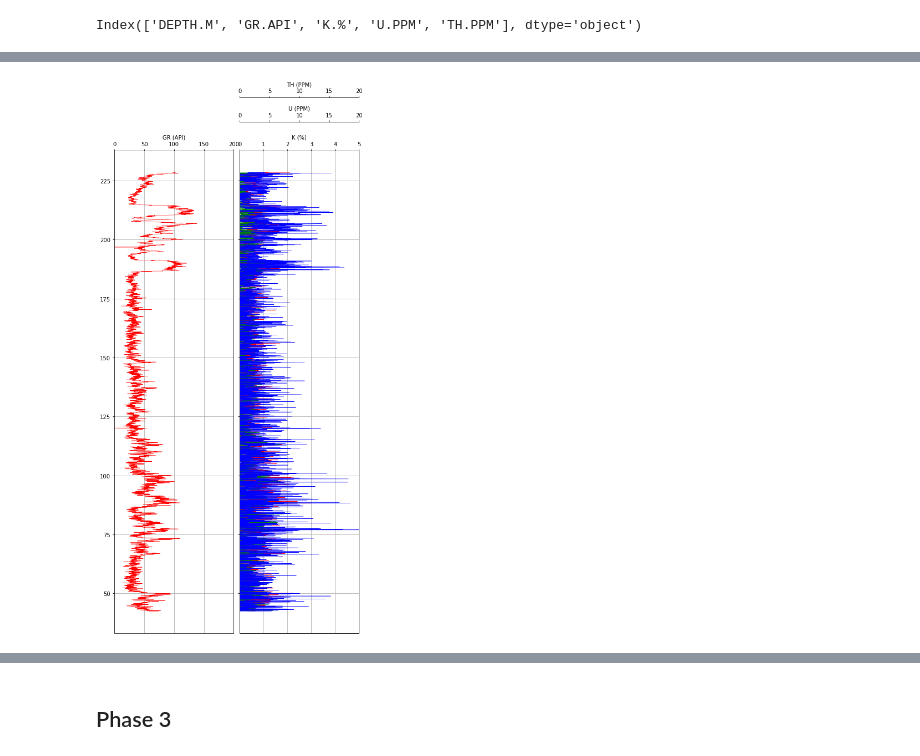
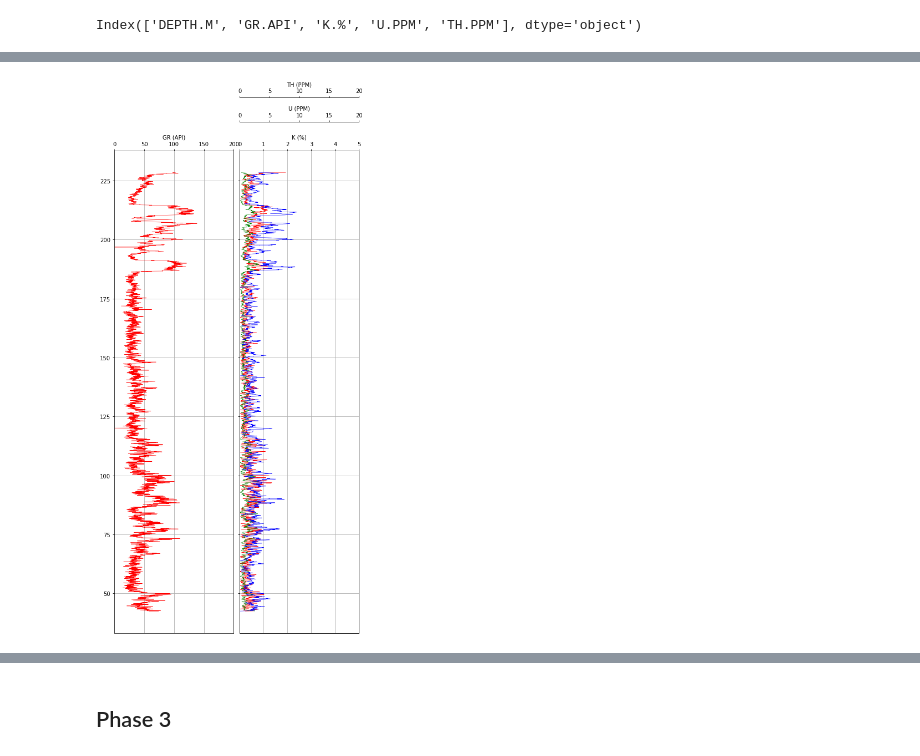
Before and after one commit to anailil/FAIR-well-logs, a Jupyter notebook: notebooks/1.0-lvm-data-exploration.ipynb, the cells around one changed output, grey strips where cells are left out. Drawn from its saved outputs; the diff is of its cells as text; code cells hidden in the pictures.

Commit message:
added smooth function

```diff
--- a/notebooks/1.0-lvm-data-exploration.ipynb
+++ b/notebooks/1.0-lvm-data-exploration.ipynb
@@ -11,8 +11,7 @@ import matplotlib.pyplot as plt
 %matplotlib inline
 # %%
 # This function converts null values to NaN
-# E.g. null = -999.25 > Type <print(lasfile.well)> to find out this value
-
+# E.g. null = -9999.25 > Type <print(lasfile.well)> to find out this value
 def valtonan(inp, val=-99999.000000):
     """Convert all 'val' to NaN's."""
     inp[inp==val] = np.nan
@@ -25,6 +24,15 @@ def remove_last(ax, which='upper'):
     """
     nbins = len(ax.get_xticklabels())
     ax.xaxis.set_major_locator(mpl.ticker.MaxNLocator(nbins=nbins, prune=which))
+
+#This function smoothes the curves for better visualization
+def smooth(data, window_len=10):
+    """Smooth the data using a window with requested size."""
+    s_p = np.r_[2*data[0]-data[window_len:1:-1],
+                data, 2*data[-1]-data[-1:-window_len:-1]]
+    w_p = np.ones(window_len, 'd')
+    y_p = np.convolve(w_p/w_p.sum(), s_p, mode='same')
+    return y_p[window_len-1:-window_len+1]
 # %% [markdown]
 ## Phase 2
 LAS files version 3 cannot be read by the _lasio_ package. Therefore, measurements were saved in independent _CSV_ files because depth  measurements are not the same.
@@ -36,7 +44,7 @@ __Note__: These are raw measurements and must be analysed to filter/remove data
 # LAS files from phase 2 are version 3 and cannot be read by lasio.
 #p2 = lasio.read(os.path.join("logs/DAPGEO-02_500m_PHASE2_RES_IP_SGR.las"))
 # %%
-p2_kut = pd.read_csv('logs/phase2_GR_K_U_T.csv')
+p2_kut = pd.read_csv('../data/interim/phase2_GR_K_U_T.csv')
 p2_kut
 # %% [output]
 |  | DEPTH.M | GR.API | K.% | U.PPM | TH.PPM |
@@ -84,0 +95,5 @@ Index(['DEPTH.M', 'GR.API', 'K.%', 'U.PPM', 'TH.PPM'], dtype='object')
+# %%
+k = smooth(p2_kut['K.%'].values, window_len=5)
+u = smooth(p2_kut['U.PPM'].values, window_len=10)
+t = smooth(p2_kut['TH.PPM'].values, window_len=10)
+p2_kut.plot(subplots=True, figsize=(15, 15))
@@ -95,39 +114,40 @@ ax4 = ax2.twiny()
 
 #Set up the individual log tracks / subplots
 
+#ax1.plot(p2_kut['GR.API'], p2_kut['DEPTH.M'], color = "red", lw = 0.5)
 ax1.plot(p2_kut['GR.API'], p2_kut['DEPTH.M'], color = "red", lw = 0.5)
 ax1.set_xlim(0, 200)
 ax1.set_xlabel('GR (API)')
 
-ax2.plot(p2_kut['K.%'], p2_kut['DEPTH.M'], color = "red", lw = 0.5)
+ax2.plot(k, p2_kut['DEPTH.M'], color = "red", lw = 0.5)
 ax2.set_xlim(0, 5)
 ax2.set_xlabel('K (%)')
 
-ax3.plot(p2_kut['U.PPM'], p2_kut['DEPTH.M'], color = "green", lw = 0.5)
+ax3.plot(u, p2_kut['DEPTH.M'], color = "green", lw = 0.5)
 ax3.set_xlim(0, 20)
 ax3.set_xlabel('U (PPM)')
 
-ax4.plot(p2_kut['TH.PPM'], p2_kut['DEPTH.M'], color = "blue", lw = 0.5)
+ax4.plot(t, p2_kut['DEPTH.M'], color = "blue", lw = 0.5)
 ax4.set_xlim(0, 20)
 ax4.set_xlabel('TH (PPM)')
 
 #Set up the common elements between the subplots
 for i, ax in enumerate(f0.axes):
     #ax.set_ylim(0, 250) # Set the depth range
 
     ax.xaxis.set_ticks_position("top")
     ax.xaxis.set_label_position("top")
 
     if i >= 2:
         ax.spines["top"].set_position(("axes", 0.96+(i/20)))
     else:
         ax.grid()
 
 #Hide tick labels on the y-axis
 for ax in [ax2, ax3, ax4]:
     plt.setp(ax.get_yticklabels(), visible = False)
 
 #Reduce the space between each subplot
 f0.subplots_adjust(wspace = 0.05)
 # %% [output]
-[figure, old version]
+[figure, new version]
```
Also changed, not shown: parts of 7 cells of this notebook.
